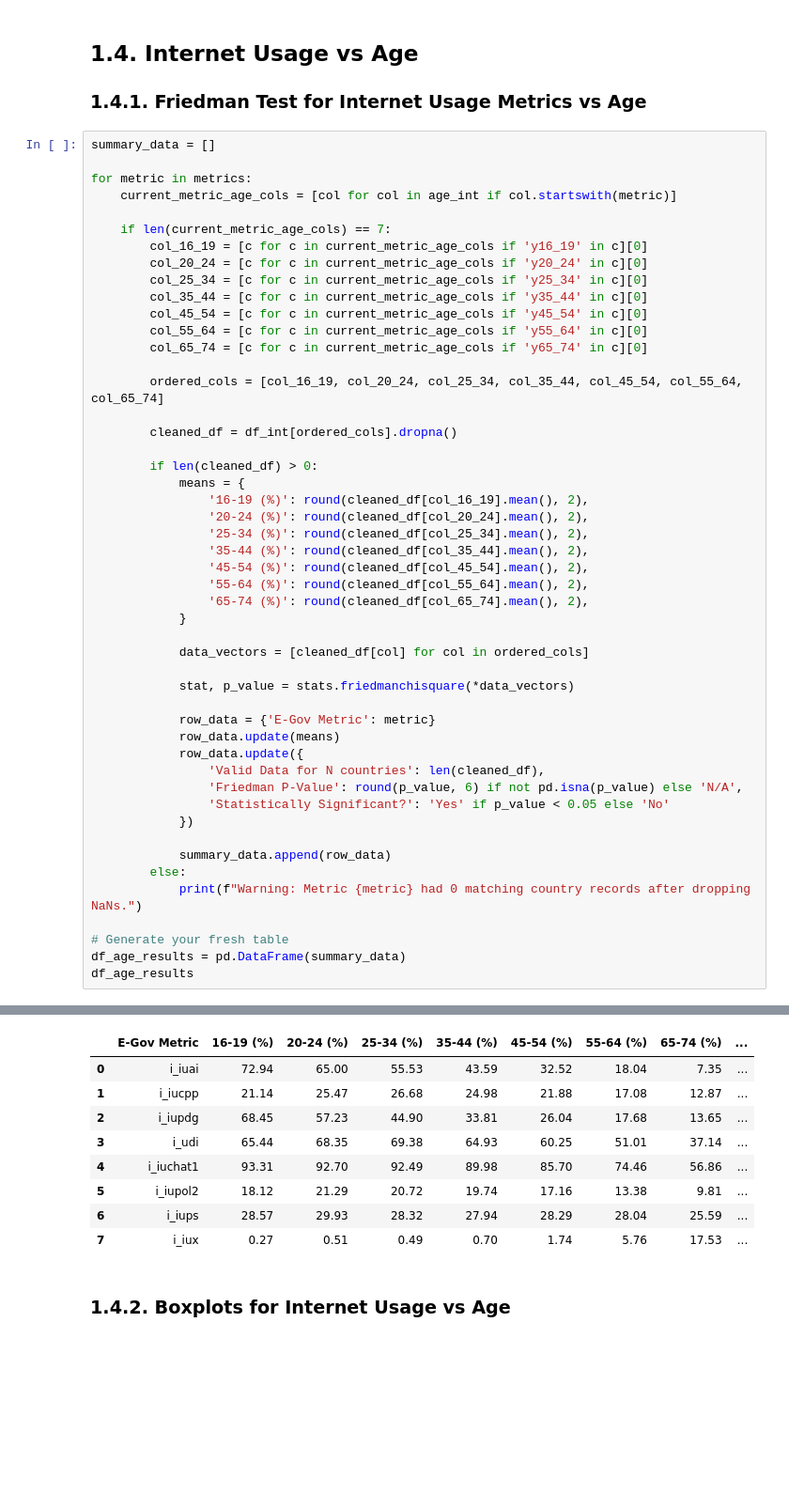
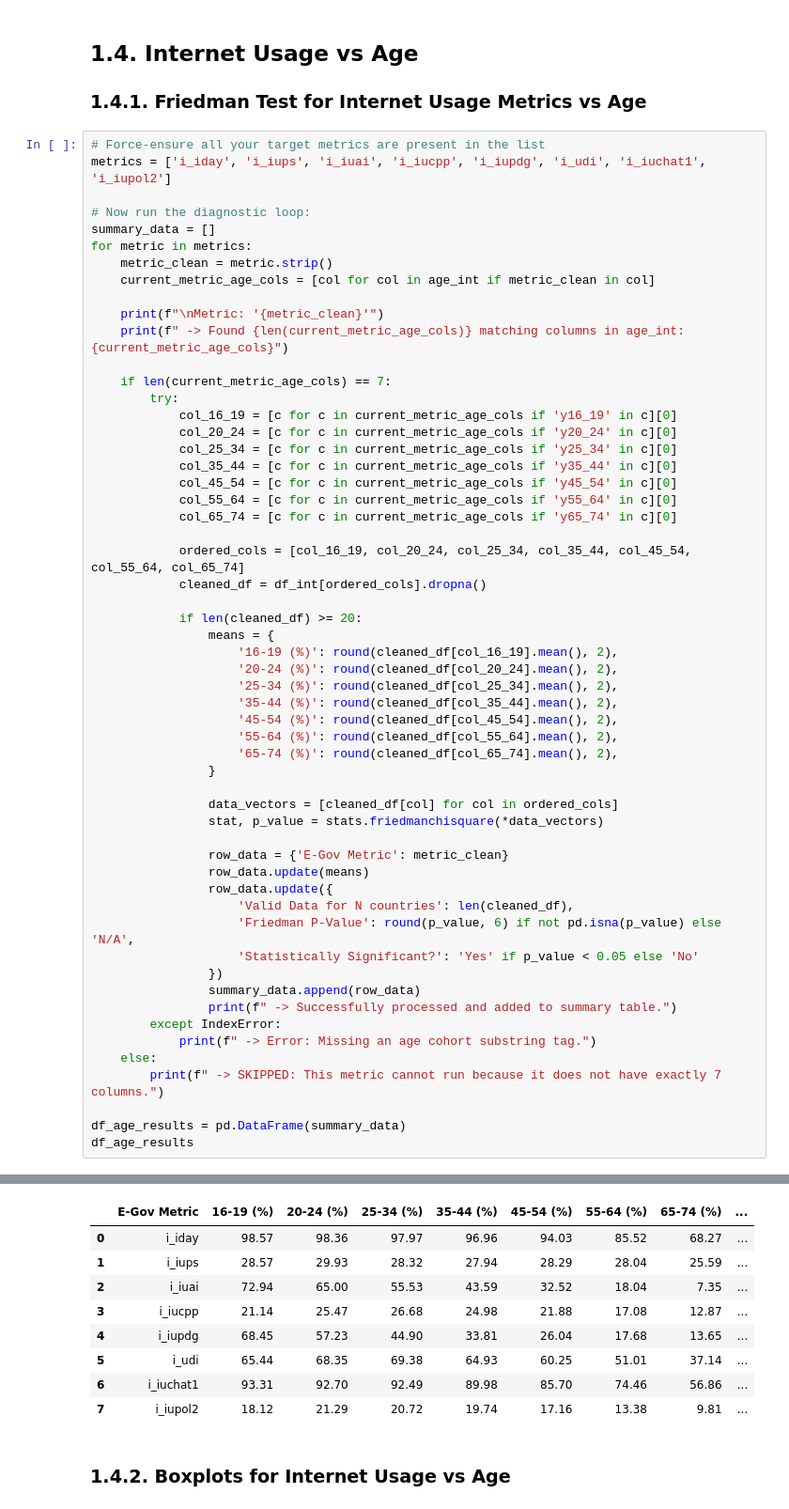
Before and after one commit to skibodaria/digital_literacy_eu, a Jupyter notebook: 03_analysis/02_3_dem_usage.ipynb, the cells around one changed output, grey strips where cells are left out. Shown at 94% size. Saved outputs shown, nothing was run; the diff lists cells and outputs as text; blank space fills up the shorter version.

```diff
--- a/03_analysis/02_3_dem_usage.ipynb
+++ b/03_analysis/02_3_dem_usage.ipynb
@@ -528,52 +543,59 @@ plt.show()
 
 ### 1.4.1. Friedman Test for Internet Usage Metrics vs Age
 # %%
+# Force-ensure all your target metrics are present in the list
+metrics = ['i_iday', 'i_iups', 'i_iuai', 'i_iucpp', 'i_iupdg', 'i_udi', 'i_iuchat1', 'i_iupol2']
+
+# Now run the diagnostic loop:
 summary_data = []
+for metric in metrics:
+    metric_clean = metric.strip()
+    current_metric_age_cols = [col for col in age_int if metric_clean in col]
 
-for metric in metrics:
-    current_metric_age_cols = [col for col in age_int if col.startswith(metric)]
+    print(f"\nMetric: '{metric_clean}'")
+    print(f" -> Found {len(current_metric_age_cols)} matching columns in age_int: {current_metric_age_cols}")
 
     if len(current_metric_age_cols) == 7:
-        col_16_19 = [c for c in current_metric_age_cols if 'y16_19' in c][0]
-        col_20_24 = [c for c in current_metric_age_cols if 'y20_24' in c][0]
-        col_25_34 = [c for c in current_metric_age_cols if 'y25_34' in c][0]
-        col_35_44 = [c for c in current_metric_age_cols if 'y35_44' in c][0]
-        col_45_54 = [c for c in current_metric_age_cols if 'y45_54' in c][0]
-        col_55_64 = [c for c in current_metric_age_cols if 'y55_64' in c][0]
-        col_65_74 = [c for c in current_metric_age_cols if 'y65_74' in c][0]
+        try:
+            col_16_19 = [c for c in current_metric_age_cols if 'y16_19' in c][0]
+            col_20_24 = [c for c in current_metric_age_cols if 'y20_24' in c][0]
+            col_25_34 = [c for c in current_metric_age_cols if 'y25_34' in c][0]
+            col_35_44 = [c for c in current_metric_age_cols if 'y35_44' in c][0]
+            col_45_54 = [c for c in current_metric_age_cols if 'y45_54' in c][0]
+            col_55_64 = [c for c in current_metric_age_cols if 'y55_64' in c][0]
+            col_65_74 = [c for c in current_metric_age_cols if 'y65_74' in c][0]
 
-        ordered_cols = [col_16_19, col_20_24, col_25_34, col_35_44, col_45_54, col_55_64, col_65_74]
+            ordered_cols = [col_16_19, col_20_24, col_25_34, col_35_44, col_45_54, col_55_64, col_65_74]
+            cleaned_df = df_int[ordered_cols].dropna()
 
-        cleaned_df = df_int[ordered_cols].dropna()
+            if len(cleaned_df) >= 20:
+                means = {
+                    '16-19 (%)': round(cleaned_df[col_16_19].mean(), 2),
+                    '20-24 (%)': round(cleaned_df[col_20_24].mean(), 2),
+                    '25-34 (%)': round(cleaned_df[col_25_34].mean(), 2),
+                    '35-44 (%)': round(cleaned_df[col_35_44].mean(), 2),
+                    '45-54 (%)': round(cleaned_df[col_45_54].mean(), 2),
+                    '55-64 (%)': round(cleaned_df[col_55_64].mean(), 2),
+                    '65-74 (%)': round(cleaned_df[col_65_74].mean(), 2),
+                }
 
-        if len(cleaned_df) > 0:
-            means = {
-                '16-19 (%)': round(cleaned_df[col_16_19].mean(), 2),
-                '20-24 (%)': round(cleaned_df[col_20_24].mean(), 2),
-                '25-34 (%)': round(cleaned_df[col_25_34].mean(), 2),
-                '35-44 (%)': round(cleaned_df[col_35_44].mean(), 2),
-                '45-54 (%)': round(cleaned_df[col_45_54].mean(), 2),
-                '55-64 (%)': round(cleaned_df[col_55_64].mean(), 2),
-                '65-74 (%)': round(cleaned_df[col_65_74].mean(), 2),
-            }
+                data_vectors = [cleaned_df[col] for col in ordered_cols]
+                stat, p_value = stats.friedmanchisquare(*data_vectors)
 
-            data_vectors = [cleaned_df[col] for col in ordered_cols]
+                row_data = {'E-Gov Metric': metric_clean}
+                row_data.update(means)
+                row_data.update({
+                    'Valid Data for N countries': len(cleaned_df),
+                    'Friedman P-Value': round(p_value, 6) if not pd.isna(p_value) else 'N/A',
+                    'Statistically Significant?': 'Yes' if p_value < 0.05 else 'No'
+                })
+                summary_data.append(row_data)
+                print(f" -> Successfully processed and added to summary table.")
+        except IndexError:
+            print(f" -> Error: Missing an age cohort substring tag.")
+    else:
+        print(f" -> SKIPPED: This metric cannot run because it does not have exactly 7 columns.")
 
-            stat, p_value = stats.friedmanchisquare(*data_vectors)
-
-            row_data = {'E-Gov Metric': metric}
-            row_data.update(means)
-            row_data.update({
-                'Valid Data for N countries': len(cleaned_df),
-                'Friedman P-Value': round(p_value, 6) if not pd.isna(p_value) else 'N/A',
-                'Statistically Significant?': 'Yes' if p_value < 0.05 else 'No'
-            })
-
-            summary_data.append(row_data)
-        else:
-            print(f"Warning: Metric {metric} had 0 matching country records after dropping NaNs.")
-
-# Generate your fresh table
 df_age_results = pd.DataFrame(summary_data)
 df_age_results
 # %% [output]
@@ -580,11 +619,11 @@ df_age_results
 |  | E-Gov Metric | 16-19 (%) | 20-24 (%) | 25-34 (%) | 35-44 (%) | 45-54 (%) | 55-64 (%) | 65-74 (%) | ... |
-| 0 | i_iuai | 72.94 | 65.00 | 55.53 | 43.59 | 32.52 | 18.04 | 7.35 | ... |
-| 1 | i_iucpp | 21.14 | 25.47 | 26.68 | 24.98 | 21.88 | 17.08 | 12.87 | ... |
-| 2 | i_iupdg | 68.45 | 57.23 | 44.90 | 33.81 | 26.04 | 17.68 | 13.65 | ... |
-| 3 | i_udi | 65.44 | 68.35 | 69.38 | 64.93 | 60.25 | 51.01 | 37.14 | ... |
-| 4 | i_iuchat1 | 93.31 | 92.70 | 92.49 | 89.98 | 85.70 | 74.46 | 56.86 | ... |
-| 5 | i_iupol2 | 18.12 | 21.29 | 20.72 | 19.74 | 17.16 | 13.38 | 9.81 | ... |
-| 6 | i_iups | 28.57 | 29.93 | 28.32 | 27.94 | 28.29 | 28.04 | 25.59 | ... |
-| 7 | i_iux | 0.27 | 0.51 | 0.49 | 0.70 | 1.74 | 5.76 | 17.53 | ... |
+| 0 | i_iday | 98.57 | 98.36 | 97.97 | 96.96 | 94.03 | 85.52 | 68.27 | ... |
+| 1 | i_iups | 28.57 | 29.93 | 28.32 | 27.94 | 28.29 | 28.04 | 25.59 | ... |
+| 2 | i_iuai | 72.94 | 65.00 | 55.53 | 43.59 | 32.52 | 18.04 | 7.35 | ... |
+| 3 | i_iucpp | 21.14 | 25.47 | 26.68 | 24.98 | 21.88 | 17.08 | 12.87 | ... |
+| 4 | i_iupdg | 68.45 | 57.23 | 44.90 | 33.81 | 26.04 | 17.68 | 13.65 | ... |
+| 5 | i_udi | 65.44 | 68.35 | 69.38 | 64.93 | 60.25 | 51.01 | 37.14 | ... |
+| 6 | i_iuchat1 | 93.31 | 92.70 | 92.49 | 89.98 | 85.70 | 74.46 | 56.86 | ... |
+| 7 | i_iupol2 | 18.12 | 21.29 | 20.72 | 19.74 | 17.16 | 13.38 | 9.81 | ... |
 # %% [markdown]
 ### 1.4.2. Boxplots for Internet Usage vs Age
```
Also changed, not shown: parts of 5 cells of this notebook.
